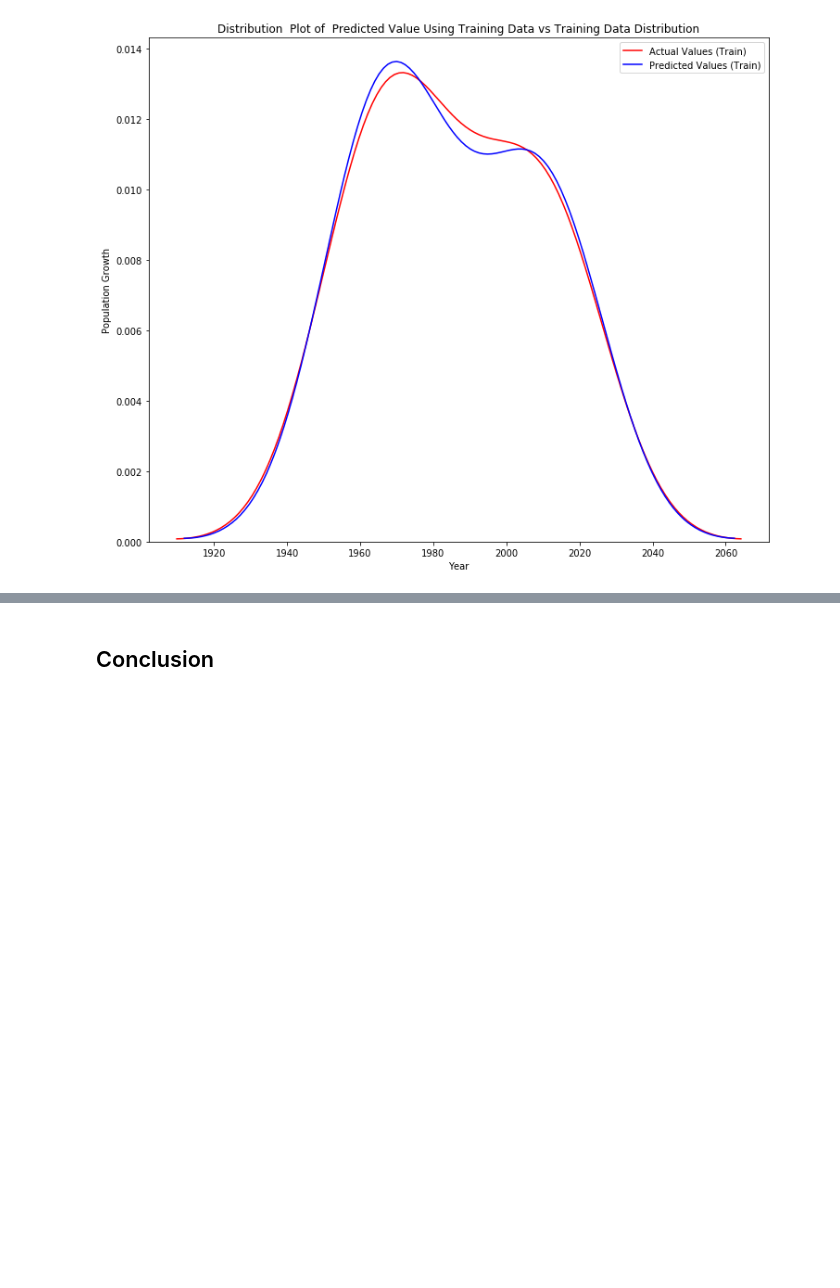
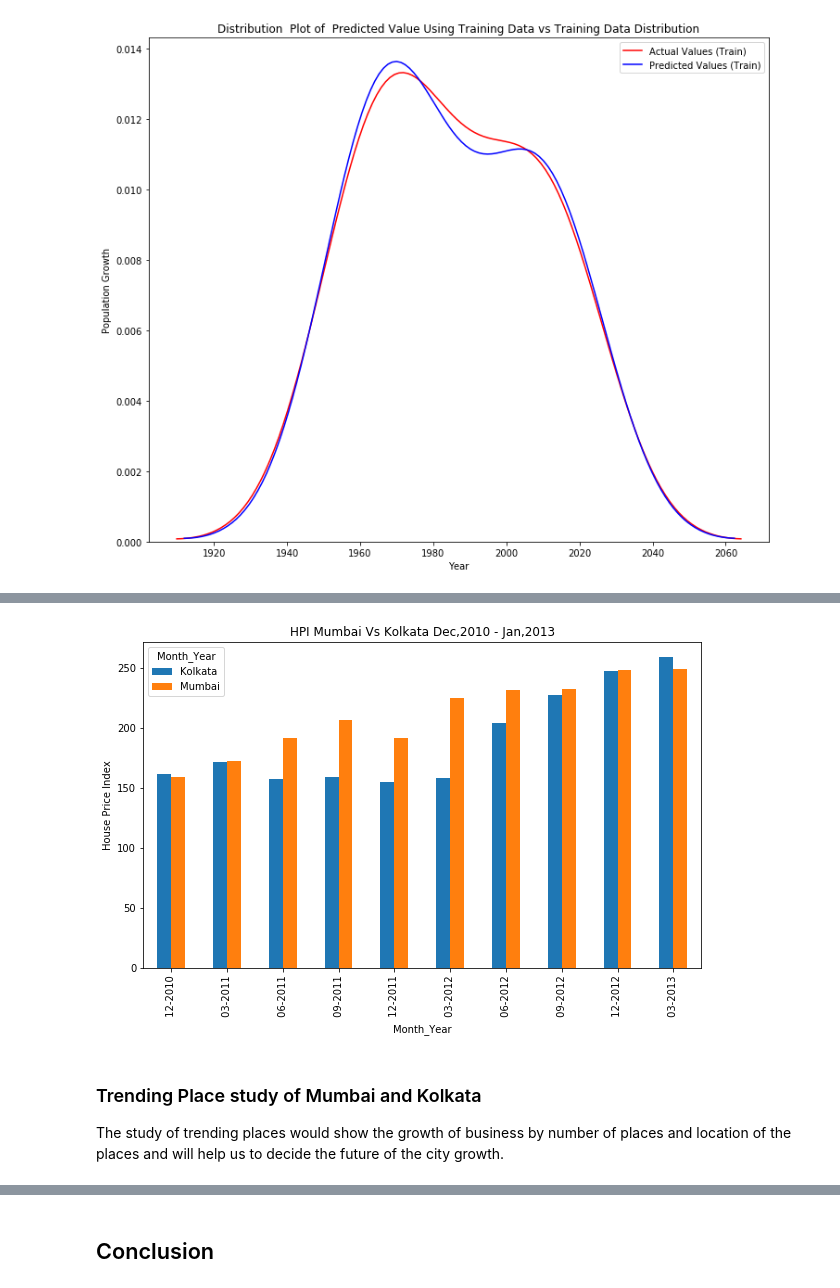
Before and after one commit to Narayana3892/The-Battle-of-Neighborhood, a Jupyter notebook: BattleFinal.ipynb, the cells around one changed output, grey strips where cells are left out. Drawn from its saved outputs; the diff is of its cells as text; code cells hidden in the pictures; blank space fills up the shorter version.

```diff
--- a/BattleFinal.ipynb
+++ b/BattleFinal.ipynb
@@ -164,0 +196,3 @@ DistributionPlot(y_train_kp, yhat_train_kp, "Actual Values (Train)", "Predicted
+# %%
+df_houseIndex=pd.read_csv('HPI_KOL_MBI.csv')
+df_houseIndex.head()
@@ -164,0 +206,3 @@ DistributionPlot(y_train_kp, yhat_train_kp, "Actual Values (Train)", "Predicted
+# %%
+df_houseIndex.set_index('Month_Year',inplace=True)
+df_houseIndex.head()
@@ -164,0 +217,4 @@ DistributionPlot(y_train_kp, yhat_train_kp, "Actual Values (Train)", "Predicted
+# %%
+
+df_houseIndex_T=df_houseIndex.transpose()
+df_houseIndex_T
@@ -164,0 +233,3 @@ DistributionPlot(y_train_kp, yhat_train_kp, "Actual Values (Train)", "Predicted
+# %%
+df_houseIndex_T=df_houseIndex_T.drop(columns=['All India','Ahmedabad','Bangalore','Chennai','Delhi'])
+df_houseIndex_T
@@ -164,0 +248,14 @@ DistributionPlot(y_train_kp, yhat_train_kp, "Actual Values (Train)", "Predicted
+# %%
+df_houseIndex_T.plot(kind='bar',figsize=(10, 6),rot=90)
+
+plt.xlabel('Month_Year') # add to x-label to the plot
+plt.ylabel('House Price Index') # add y-label to the plot
+plt.title('HPI Mumbai Vs Kolkata Dec,2010 - Jan,2013') # add title to the plot
+
+plt.show()
+# %% [output]
+[figure, added]
+# %% [markdown]
+### Trending Place study of Mumbai and Kolkata
+
+The study of trending places would show the growth of business by number of places and location of the places and will help us to decide the future of the city growth.
```
Also changed, not shown: parts of 33 cells of this notebook.
